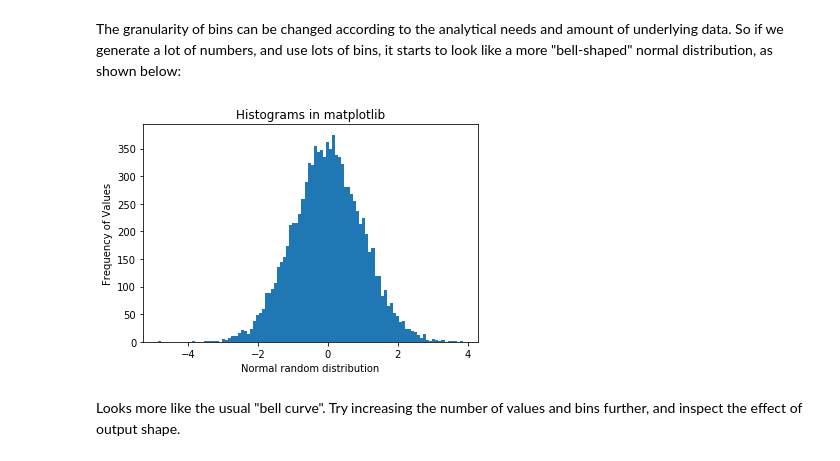
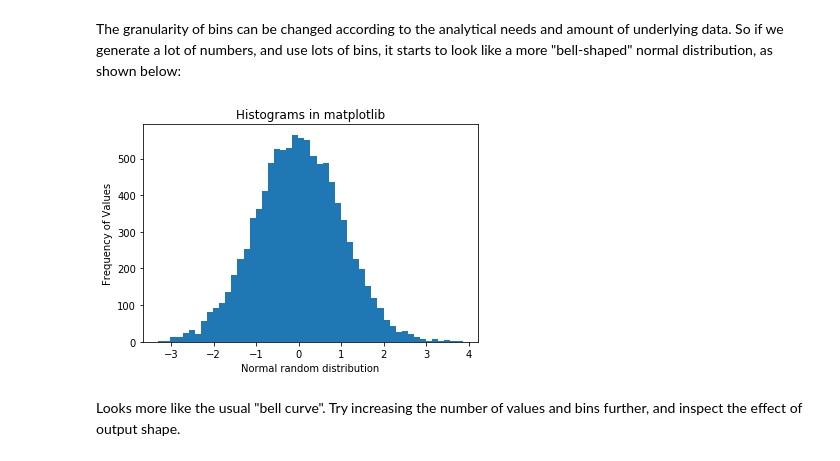
Before and after one commit to UpwardTrajectory/dsc-1-01-23-visualizing-data-seattle-ds-career-040119, a Jupyter notebook: index.ipynb, the cells around one changed output. Saved outputs shown, nothing was run; the diff lists cells and outputs as text; code cells hidden in the pictures.

```diff
--- a/index.ipynb
+++ b/index.ipynb
@@ -161,20 +161,20 @@ plt.show()
 The granularity of bins can be changed according to the analytical needs and amount of underlying data. So if we generate a lot of numbers, and use lots of bins, it starts to look like a more "bell-shaped" normal distribution, as shown below:
 # %%
 # Set seed for reproducability
-#np.random.seed(100)
+np.random.seed(100)
 
 # Generate 100 values from 0 mean normal distribution
 x = np.random.randn(10000)
 
 #Plot the distogram with hist() function
-plt.hist(x, bins = 50*2)
+plt.hist(x, bins = 50)
 
 plt.xlabel('Normal random distribution')
 plt.ylabel('Frequency of Values')
 plt.title('Histograms in matplotlib')
 plt.show()
 # %% [output]
-[figure, old version]
+[figure, new version]
 # %% [markdown]
 Looks more like the usual "bell curve". Try increasing the number of values and bins further, and inspect the effect of output shape.
 # %% [markdown]
```
